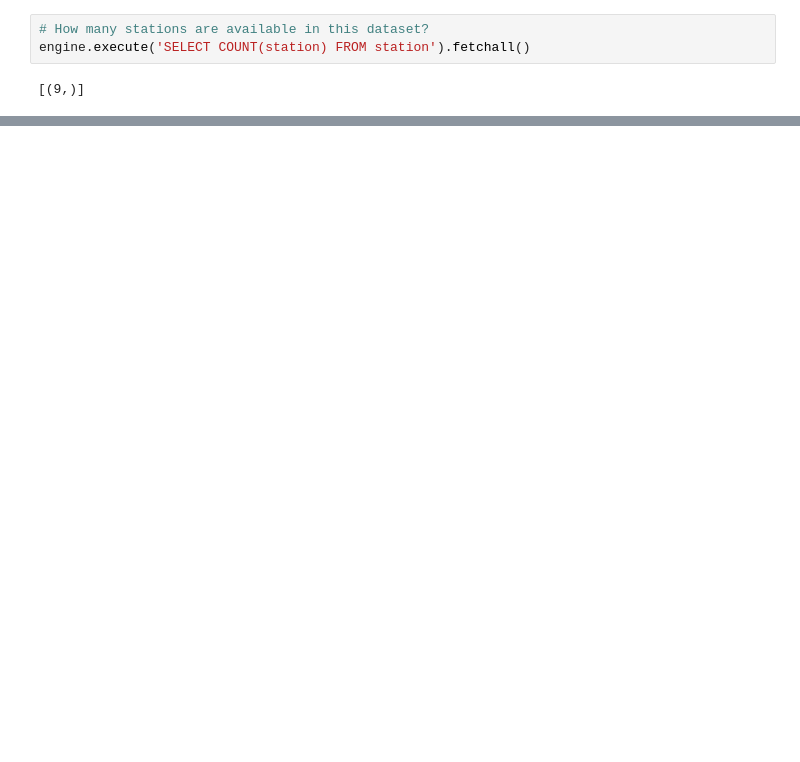
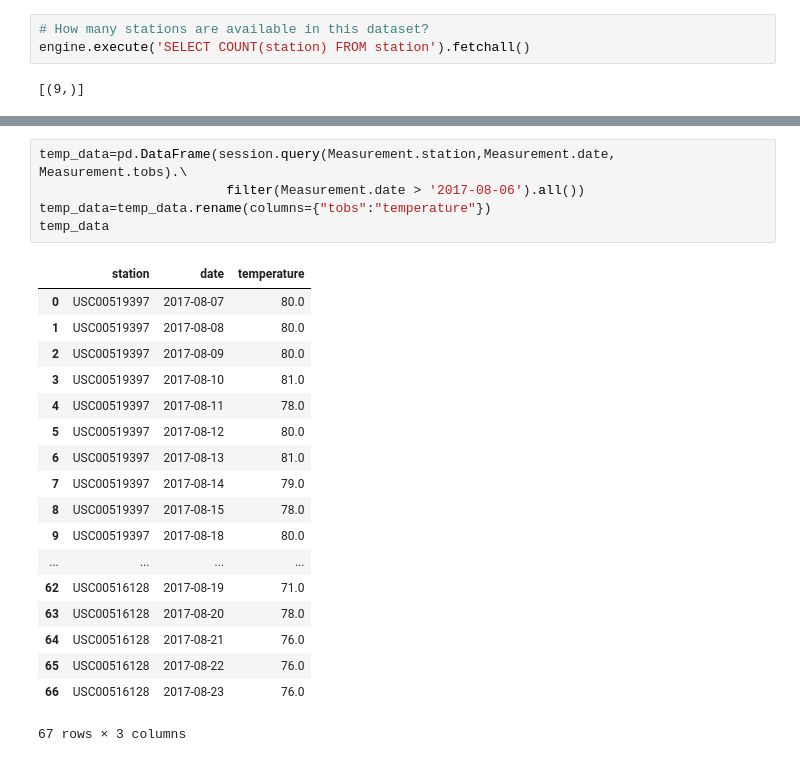
Before and after one commit to AbdulazizGebril/Workspace, a Jupyter notebook: 09-Adv-Data-Storage-Retrieval (Week 11)/Instructions/SQLAlchemy.ipynb, the cells around one changed output, grey strips where cells are left out. Cells and saved outputs as stored; diff of their text form; blank space fills up the shorter version.

```diff
--- a/09-Adv-Data-Storage-Retrieval (Week 11)/Instructions/SQLAlchemy.ipynb
+++ b/09-Adv-Data-Storage-Retrieval (Week 11)/Instructions/SQLAlchemy.ipynb
@@ -97,0 +123,24 @@ engine.execute('SELECT COUNT(station) FROM station').fetchall()
+# %%
+temp_data=pd.DataFrame(session.query(Measurement.station,Measurement.date, Measurement.tobs).\
+                        filter(Measurement.date > '2017-08-06').all())
+temp_data=temp_data.rename(columns={"tobs":"temperature"})
+temp_data
+# %% [output]
+|  | station | date | temperature |
+| 0 | USC00519397 | 2017-08-07 | 80.0 |
+| 1 | USC00519397 | 2017-08-08 | 80.0 |
+| 2 | USC00519397 | 2017-08-09 | 80.0 |
+| 3 | USC00519397 | 2017-08-10 | 81.0 |
+| 4 | USC00519397 | 2017-08-11 | 78.0 |
+| 5 | USC00519397 | 2017-08-12 | 80.0 |
+| 6 | USC00519397 | 2017-08-13 | 81.0 |
+| 7 | USC00519397 | 2017-08-14 | 79.0 |
+| 8 | USC00519397 | 2017-08-15 | 78.0 |
+| 9 | USC00519397 | 2017-08-18 | 80.0 |
+| ... | ... | ... | ... |
+| 62 | USC00516128 | 2017-08-19 | 71.0 |
+| 63 | USC00516128 | 2017-08-20 | 78.0 |
+| 64 | USC00516128 | 2017-08-21 | 76.0 |
+| 65 | USC00516128 | 2017-08-22 | 76.0 |
+| 66 | USC00516128 | 2017-08-23 | 76.0 |
+67 rows × 3 columns
```
Also changed, not shown: parts of 9 cells of this notebook, 1 other file.
